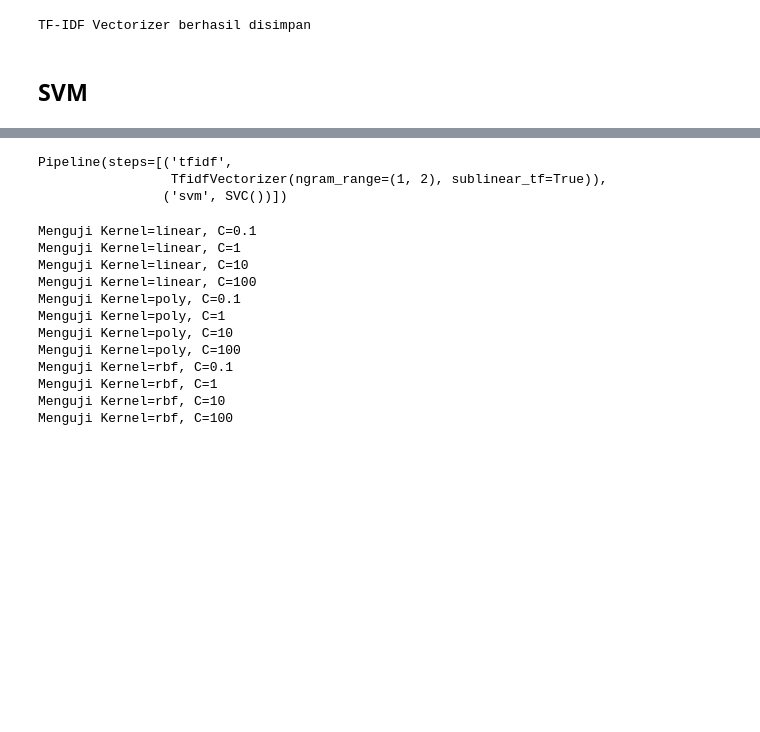
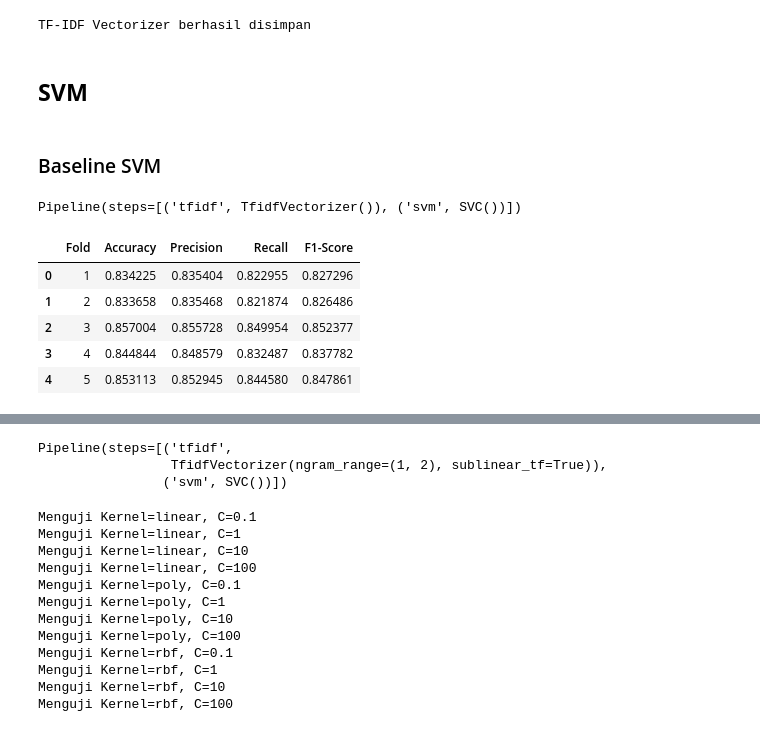
Before and after one commit to rahelitapasaribu/fp-textmining, a Jupyter notebook: notebook/svm.ipynb, the cells around one changed output, grey strips where cells are left out. Cells and saved outputs as stored; diff of their text form; code cells hidden in the pictures; blank space fills up the shorter version.

```diff
--- a/notebook/svm.ipynb
+++ b/notebook/svm.ipynb
@@ -232,3 +250,55 @@ print("TF-IDF Vectorizer berhasil disimpan")
 TF-IDF Vectorizer berhasil disimpan
 # %% [markdown]
 ## **SVM**
+# %% [markdown]
+### Baseline SVM
+# %%
+# Baseline model
+baseline_model = Pipeline([
+    ('tfidf', TfidfVectorizer()),
+    ('svm', SVC())
+])
+baseline_model
+# %% [output]
+Pipeline(steps=[('tfidf', TfidfVectorizer()), ('svm', SVC())])
+# %%
+# 5-Fold Cross Validation
+skf = StratifiedKFold(
+    n_splits=5,
+    shuffle=True,
+    random_state=42
+)
+
+# Evaluasi
+scoring = {
+    'accuracy': 'accuracy',
+    'precision': 'precision_macro',
+    'recall': 'recall_macro',
+    'f1': 'f1_macro'
+}
+
+baseline_results = cross_validate(
+    baseline_model,
+    X_train,
+    y_train,
+    cv=skf,
+    scoring=scoring
+)
+# %%
+# Membuat tabel hasil cross validation
+baseline_df = pd.DataFrame({
+    'Fold': range(1, 6),
+    'Accuracy': baseline_results['test_accuracy'],
+    'Precision': baseline_results['test_precision'],
+    'Recall': baseline_results['test_recall'],
+    'F1-Score': baseline_results['test_f1']
+})
+
+baseline_df
+# %% [output]
+|  | Fold | Accuracy | Precision | Recall | F1-Score |
+| 0 | 1 | 0.834225 | 0.835404 | 0.822955 | 0.827296 |
+| 1 | 2 | 0.833658 | 0.835468 | 0.821874 | 0.826486 |
+| 2 | 3 | 0.857004 | 0.855728 | 0.849954 | 0.852377 |
+| 3 | 4 | 0.844844 | 0.848579 | 0.832487 | 0.837782 |
+| 4 | 5 | 0.853113 | 0.852945 | 0.844580 | 0.847861 |
```
Also changed, not shown: parts of 7 cells of this notebook, 3 other files.
